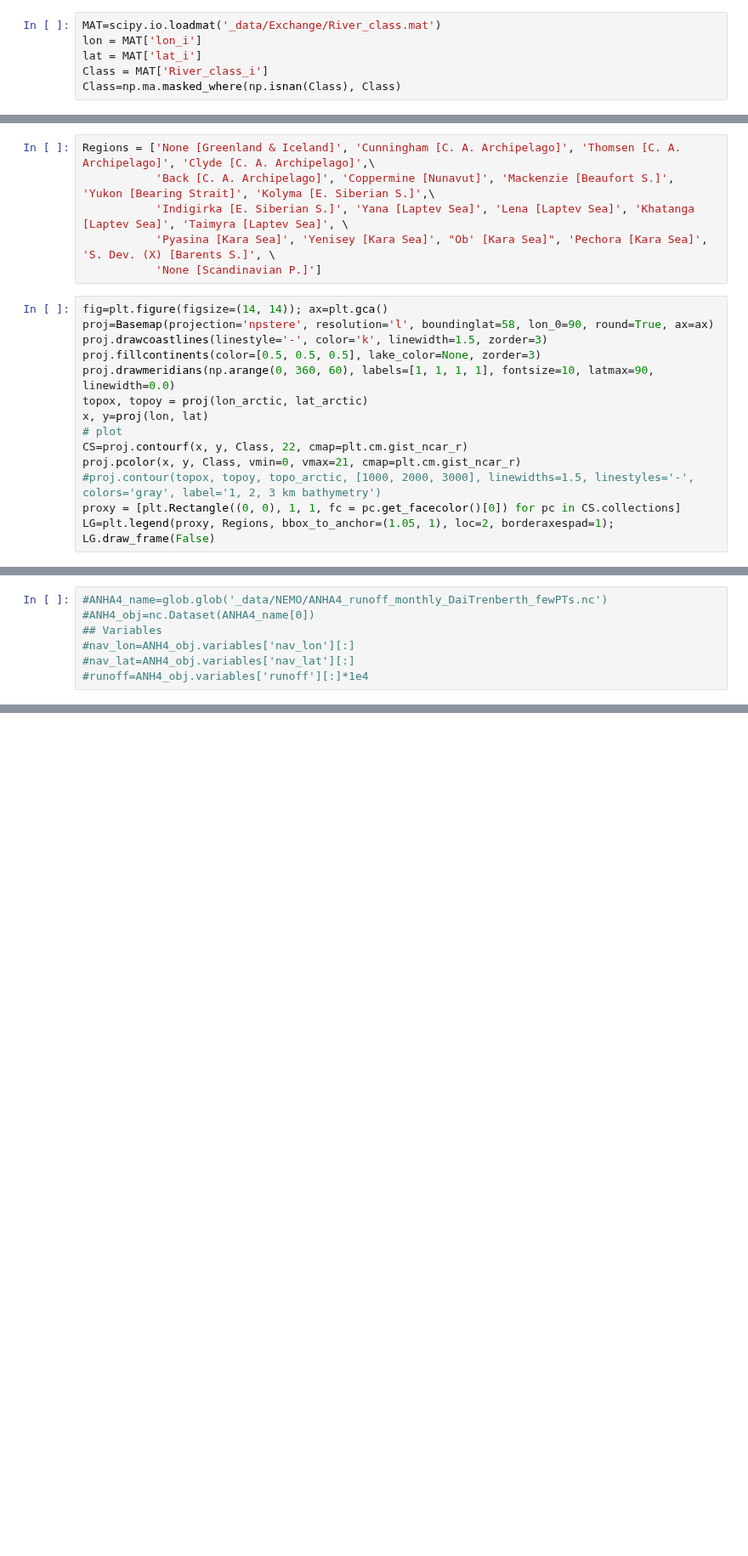
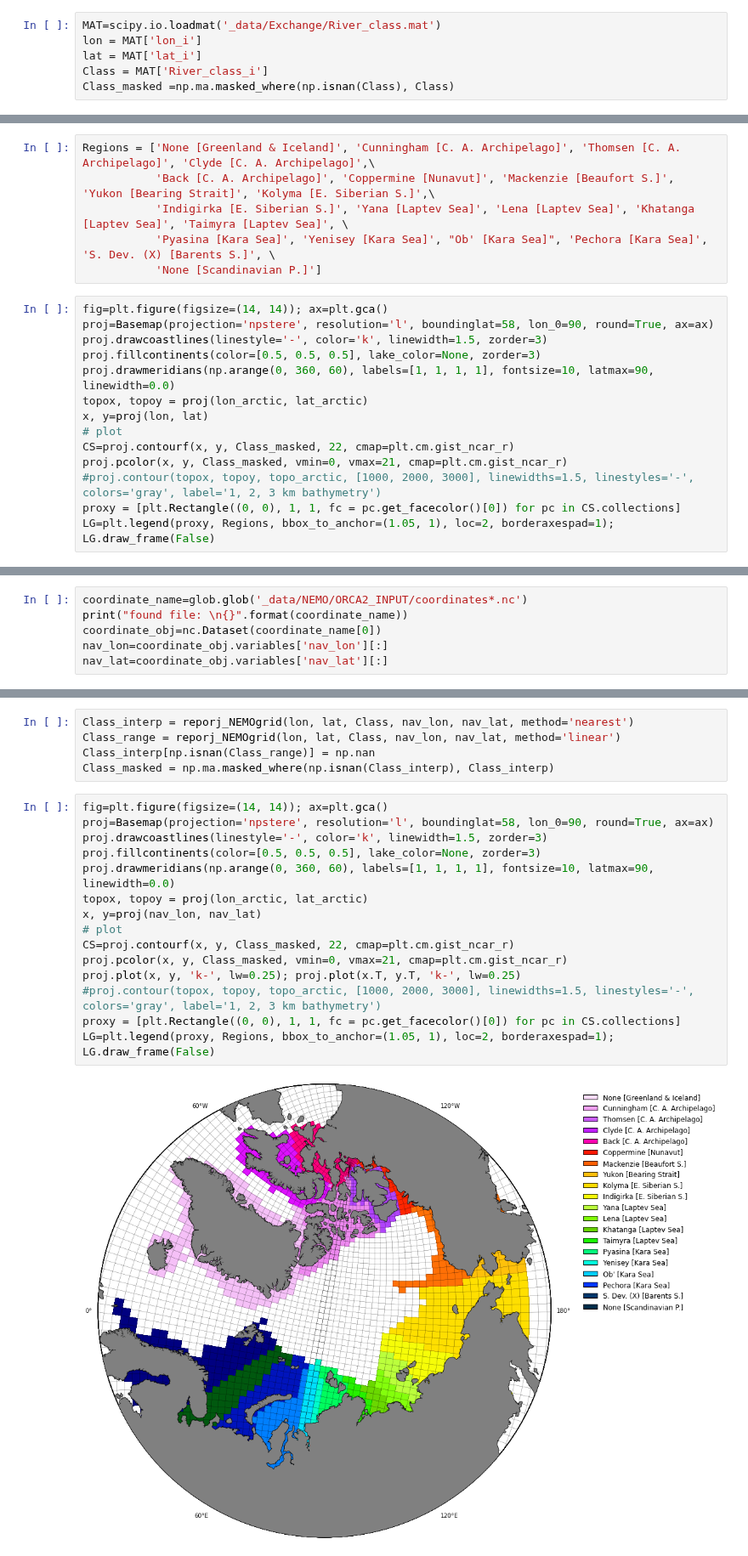
Before and after one commit to UBC-MOAD/analysis-kyle, a Jupyter notebook: notebooks/[Barium] 02 New classification regime.ipynb, the cells around one changed output, grey strips where cells are left out. Shown at 85% size. Drawn from its saved outputs; the diff is of its cells as text; blank space fills up the shorter version.

```diff
--- a/notebooks/[Barium] 02 New classification regime.ipynb
+++ b/notebooks/[Barium] 02 New classification regime.ipynb
@@ -17,7 +17,7 @@ MAT=scipy.io.loadmat('_data/Exchange/River_class.mat')
 lon = MAT['lon_i']
 lat = MAT['lat_i']
 Class = MAT['River_class_i']
-Class=np.ma.masked_where(np.isnan(Class), Class)
+Class_masked =np.ma.masked_where(np.isnan(Class), Class)
 # %%
 name = ['Pechora', 'Ob', 'Yenisey', 'Olenek', 'Yana', 'Indigirka', 'Kolyma', 'Mackenzie', 'Sev. Dvina', 'Lena',\
         'khatanga', 'Taimyra', 'Pyasina', 'Coppermine', 'Back', 'Hayes', 'Thomsen', 'Cunningham', 'Clyde']
@@ -48,17 +48,16 @@ proj.drawmeridians(np.arange(0, 360, 60), labels=[1, 1, 1, 1], fontsize=10, latm
 topox, topoy = proj(lon_arctic, lat_arctic)
 x, y=proj(lon, lat)
 # plot
-CS=proj.contourf(x, y, Class, 22, cmap=plt.cm.gist_ncar_r)
-proj.pcolor(x, y, Class, vmin=0, vmax=21, cmap=plt.cm.gist_ncar_r)
+CS=proj.contourf(x, y, Class_masked, 22, cmap=plt.cm.gist_ncar_r)
+proj.pcolor(x, y, Class_masked, vmin=0, vmax=21, cmap=plt.cm.gist_ncar_r)
 #proj.contour(topox, topoy, topo_arctic, [1000, 2000, 3000], linewidths=1.5, linestyles='-', colors='gray', label='1, 2, 3 km bathymetry')
 proxy = [plt.Rectangle((0, 0), 1, 1, fc = pc.get_facecolor()[0]) for pc in CS.collections]
 LG=plt.legend(proxy, Regions, bbox_to_anchor=(1.05, 1), loc=2, borderaxespad=1); LG.draw_frame(False)
 # %% [output]
 [figure]
 # %%
-#ANHA4_name=glob.glob('_data/NEMO/ANHA4_runoff_monthly_DaiTrenberth_fewPTs.nc')
-#ANH4_obj=nc.Dataset(ANHA4_name[0])
-## Variables
-#nav_lon=ANH4_obj.variables['nav_lon'][:]
-#nav_lat=ANH4_obj.variables['nav_lat'][:]
-#runoff=ANH4_obj.variables['runoff'][:]*1e4
+coordinate_name=glob.glob('_data/NEMO/ORCA2_INPUT/coordinates*.nc')
+print("found file: \n{}".format(coordinate_name))
+coordinate_obj=nc.Dataset(coordinate_name[0])
+nav_lon=coordinate_obj.variables['nav_lon'][:]
+nav_lat=coordinate_obj.variables['nav_lat'][:]
@@ -64,0 +67,22 @@ LG=plt.legend(proxy, Regions, bbox_to_anchor=(1.05, 1), loc=2, borderaxespad=1);
+# %%
+Class_interp = reporj_NEMOgrid(lon, lat, Class, nav_lon, nav_lat, method='nearest')
+Class_range = reporj_NEMOgrid(lon, lat, Class, nav_lon, nav_lat, method='linear')
+Class_interp[np.isnan(Class_range)] = np.nan
+Class_masked = np.ma.masked_where(np.isnan(Class_interp), Class_interp)
+# %%
+fig=plt.figure(figsize=(14, 14)); ax=plt.gca()
+proj=Basemap(projection='npstere', resolution='l', boundinglat=58, lon_0=90, round=True, ax=ax)
+proj.drawcoastlines(linestyle='-', color='k', linewidth=1.5, zorder=3)
+proj.fillcontinents(color=[0.5, 0.5, 0.5], lake_color=None, zorder=3)
+proj.drawmeridians(np.arange(0, 360, 60), labels=[1, 1, 1, 1], fontsize=10, latmax=90, linewidth=0.0)
+topox, topoy = proj(lon_arctic, lat_arctic)
+x, y=proj(nav_lon, nav_lat)
+# plot
+CS=proj.contourf(x, y, Class_masked, 22, cmap=plt.cm.gist_ncar_r)
+proj.pcolor(x, y, Class_masked, vmin=0, vmax=21, cmap=plt.cm.gist_ncar_r)
+proj.plot(x, y, 'k-', lw=0.25); proj.plot(x.T, y.T, 'k-', lw=0.25)
+#proj.contour(topox, topoy, topo_arctic, [1000, 2000, 3000], linewidths=1.5, linestyles='-', colors='gray', label='1, 2, 3 km bathymetry')
+proxy = [plt.Rectangle((0, 0), 1, 1, fc = pc.get_facecolor()[0]) for pc in CS.collections]
+LG=plt.legend(proxy, Regions, bbox_to_anchor=(1.05, 1), loc=2, borderaxespad=1); LG.draw_frame(False)
+# %% [output]
+[figure, added]
```
Also changed, not shown: parts of 5 cells of this notebook, 18 other files.
